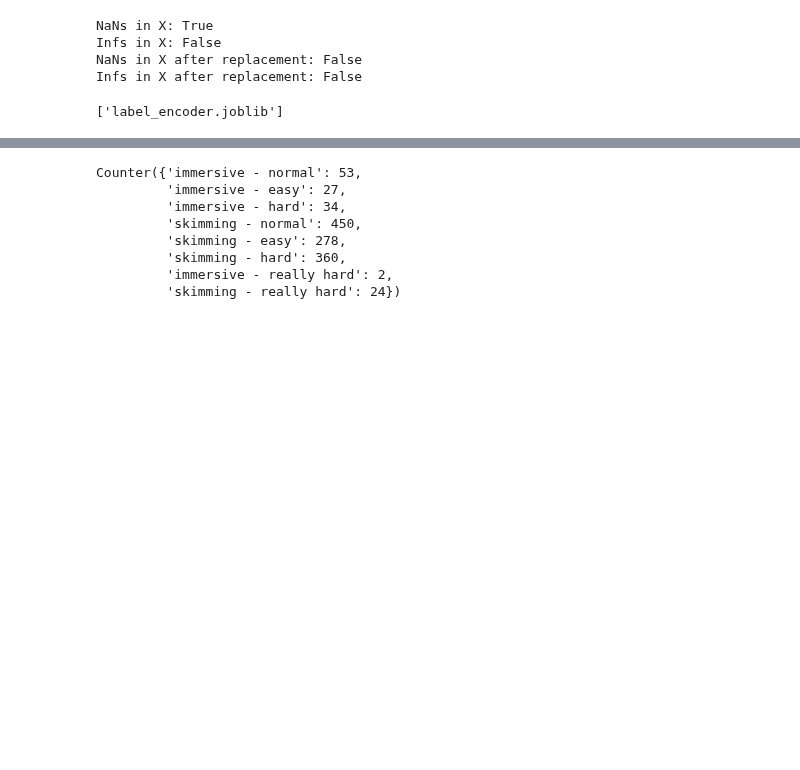
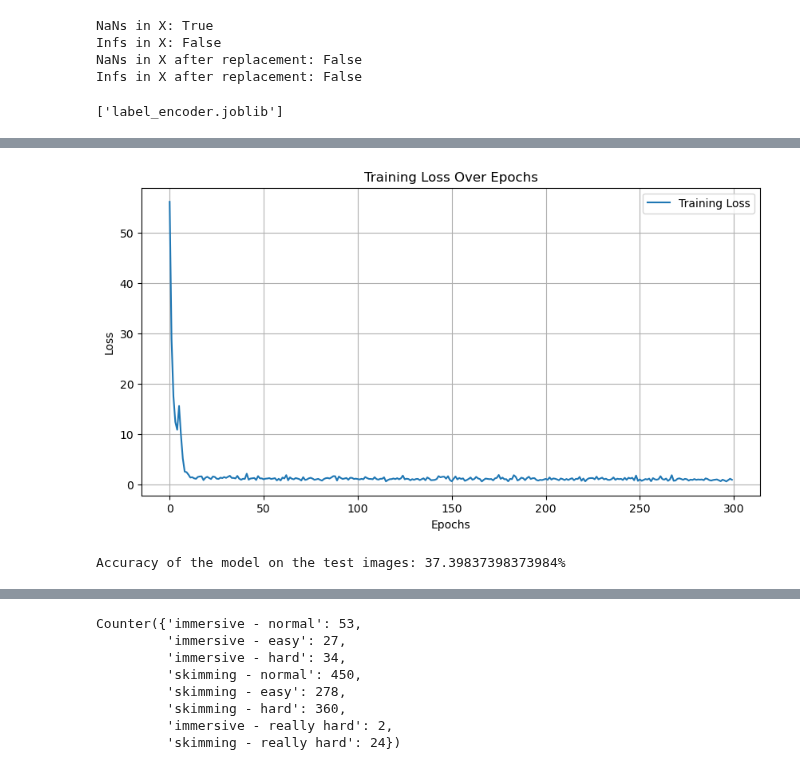
Before and after one commit to slayervictor/Fagpakkeprojekt-Eyes-Modelling, a Jupyter notebook: eye_tracking_expiriment/CNN.ipynb, the cells around one changed output, grey strips where cells are left out. Cells and saved outputs as stored; diff of their text form; code cells hidden in the pictures; blank space fills up the shorter version.

```diff
--- a/eye_tracking_expiriment/CNN.ipynb
+++ b/eye_tracking_expiriment/CNN.ipynb
@@ -121,8 +121,8 @@ test_loader = DataLoader(test_dataset, batch_size=64, shuffle=False)
 # %%
 # Example reshape, adjust depending on your specific needs and data properties
 
-X_train_reshaped = X_train.reshape(-1, 1, 89, 117)  # -1 for batch size, 1 for channel, 89x91 as an example shape
-X_test_reshaped = X_test.reshape(-1, 1, 89, 117)
+X_train_reshaped = X_train.reshape(-1, 1, 89, 91)  # -1 for batch size, 1 for channel, 89x91 as an example shape
+X_test_reshaped = X_test.reshape(-1, 1, 89, 91)
 
 # Convert reshaped data to tensors
 X_train_tensor = torch.tensor(X_train_reshaped, dtype=torch.float32)
@@ -274,0 +252,21 @@ Accuracy of the model on the test images: 41.86991869918699%
+# %%
+optimizer = torch.optim.Adam(model.parameters(), lr=0.001)
+# Initialize the Dense Network
+# Assuming the shape of each data sample in X_train_reshaped is (1, 89, 91)
+input_size = 1 * 89 * 91  # Calculate the total number of features after flattening
+model = DenseNetwork(input_size, [256, 128], 10)  # Now the input size should be correct
+
+lossarr2 = []
+# Training loop
+optimizer = torch.optim.Adam(model.parameters(), lr=0.001)
+criterion = nn.CrossEntropyLoss()
+
+for epoch in range(300):  # Define num_epochs as per your training configuration
+    for data, target in train_loader:
+        optimizer.zero_grad()
+        output = model(data)
+        loss = criterion(output, target)
+        loss.backward()
+        optimizer.step()
+    print(f"Epoch {epoch+1}, Loss: {loss.item()}")
+    lossarr2.append(loss.item())
@@ -274,0 +291,28 @@ Accuracy of the model on the test images: 41.86991869918699%
+# %%
+import matplotlib.pyplot as plt
+
+# Plotting the training loss
+plt.figure(figsize=(10, 5))
+plt.plot(lossarr2, label='Training Loss')
+plt.title('Training Loss Over Epochs')
+plt.xlabel('Epochs')
+plt.ylabel('Loss')
+plt.legend()
+plt.grid(True)
+plt.show()
+# %% [output]
+[figure, added]
+# %%
+model.eval()
+with torch.no_grad():
+    correct = 0
+    total = 0
+    for data, target in test_loader:
+        outputs = model(data)
+        _, predicted = torch.max(outputs.data, 1)
+        total += target.size(0)
+        correct += (predicted == target).sum().item()
+
+    print(f'Accuracy of the model on the test images: {100 * correct / total}%')
+# %% [output]
+Accuracy of the model on the test images: 37.39837398373984%
```
Also changed, not shown: parts of 15 cells of this notebook, 1 other file.
